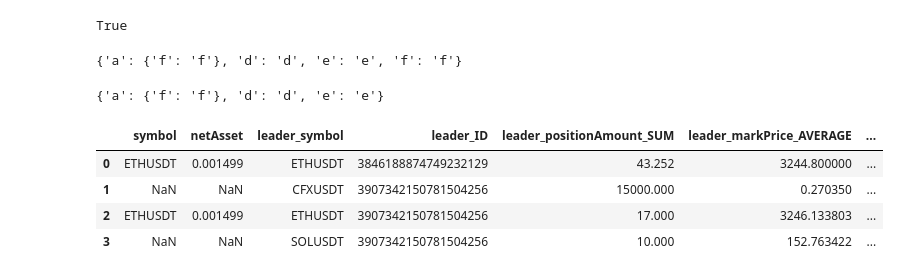
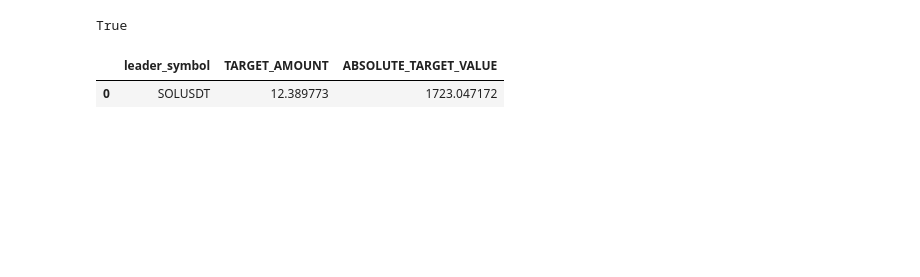
Before and after one commit to thibgl/copy, a Jupyter notebook: back/test.ipynb, the cells around one changed output. Saved outputs shown, nothing was run; the diff lists cells and outputs as text; code cells hidden in the pictures; blank space fills up the shorter version.

```diff
--- a/back/test.ipynb
+++ b/back/test.ipynb
@@ -10,15 +10,6 @@ from dotenv import load_dotenv
 load_dotenv()
 # %% [output]
 True
-# %%
-a = {"a":{"b": "b", "c":"c"}, "d":"d"}
-a.update({"e":"e"})
-print(a | {"f":"f"} | {"a":{"f":"f"}})
-a.update({"a":{"f":"f"}})
-a
-# %% [output]
-{'a': {'f': 'f'}, 'd': 'd', 'e': 'e', 'f': 'f'}
-{'a': {'f': 'f'}, 'd': 'd', 'e': 'e'}
 # %%
 bot = {
     "prices": {"updated": 0, "data": {}},
@@ -287,9 +303,6 @@ def user_account_update(user, new_positions, user_leaders, asset_precisions): #s
-# %%
-user_pool
-# %% [output]
-|  | symbol | netAsset | leader_symbol | leader_ID | leader_positionAmount_SUM | leader_markPrice_AVERAGE | ... |
-| 0 | ETHUSDT | 0.001499 | ETHUSDT | 3846188874749232129 | 43.252 | 3244.800000 | ... |
-| 1 | NaN | NaN | CFXUSDT | 3907342150781504256 | 15000.000 | 0.270350 | ... |
-| 2 | ETHUSDT | 0.001499 | ETHUSDT | 3907342150781504256 | 17.000 | 3246.133803 | ... |
-| 3 | NaN | NaN | SOLUSDT | 3907342150781504256 | 10.000 | 152.763422 | ... |
+# %%
+positions_opened
+# %% [output]
+|  | leader_symbol | TARGET_AMOUNT | ABSOLUTE_TARGET_VALUE |
+| 0 | SOLUSDT | 12.389773 | 1723.047172 |
 # %%
```
Also changed, not shown: parts of 12 cells of this notebook, 7 other files.
